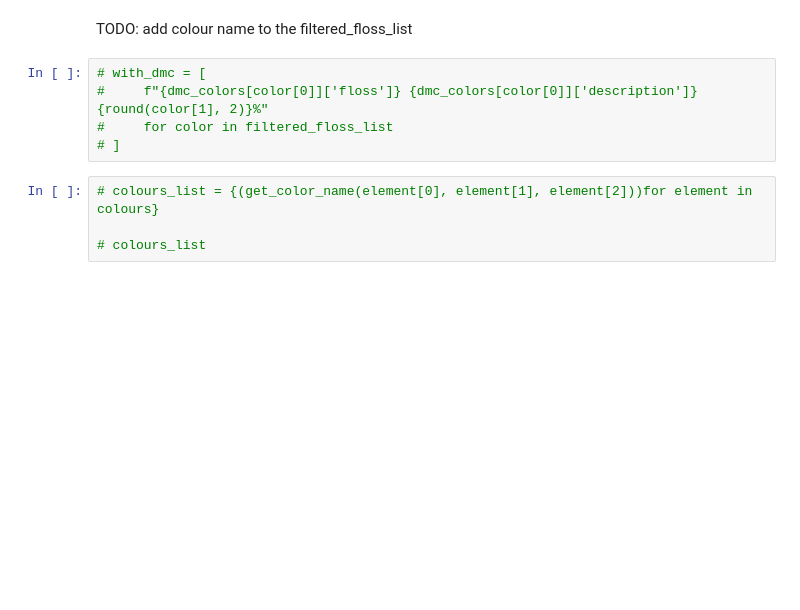
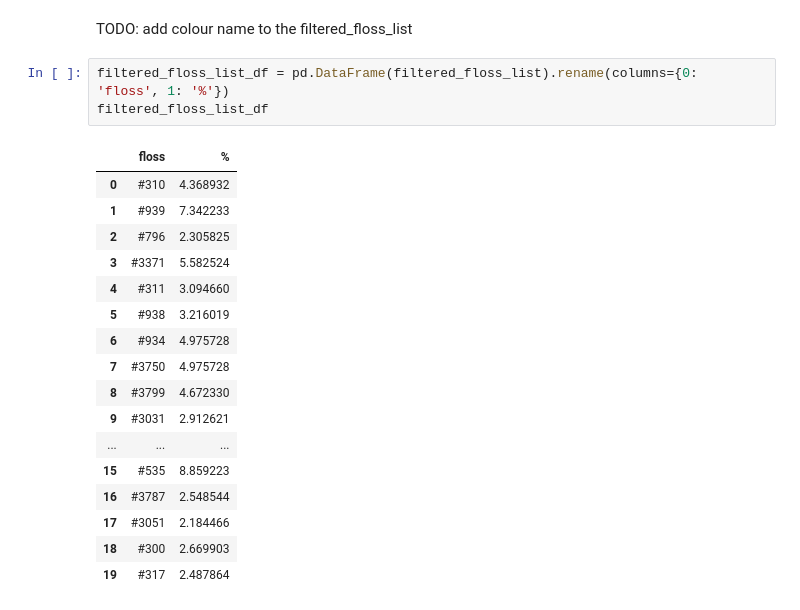
Before and after one commit to kkumyk/colour-to-dmc, a Jupyter notebook: Colour-Detection.ipynb, the cells around one changed output. Saved outputs shown, nothing was run; the diff lists cells and outputs as text; blank space fills up the shorter version.

```diff
--- a/Colour-Detection.ipynb
+++ b/Colour-Detection.ipynb
@@ -231,11 +257,23 @@ unique_colours_list
 # %% [markdown]
 TODO: add colour name to the filtered_floss_list
-# %%
-# with_dmc = [
-#     f"{dmc_colors[color[0]]['floss']} {dmc_colors[color[0]]['description']} {round(color[1], 2)}%"
-#     for color in filtered_floss_list
-# ]
-# %%
-# colours_list = {(get_color_name(element[0], element[1], element[2]))for element in colours}
-
-# colours_list
+# %%
+filtered_floss_list_df = pd.DataFrame(filtered_floss_list).rename(columns={0: 'floss', 1: '%'})
+filtered_floss_list_df
+# %% [output]
+|  | floss | % |
+| 0 | #310 | 4.368932 |
+| 1 | #939 | 7.342233 |
+| 2 | #796 | 2.305825 |
+| 3 | #3371 | 5.582524 |
+| 4 | #311 | 3.094660 |
+| 5 | #938 | 3.216019 |
+| 6 | #934 | 4.975728 |
+| 7 | #3750 | 4.975728 |
+| 8 | #3799 | 4.672330 |
+| 9 | #3031 | 2.912621 |
+| ... | ... | ... |
+| 15 | #535 | 8.859223 |
+| 16 | #3787 | 2.548544 |
+| 17 | #3051 | 2.184466 |
+| 18 | #300 | 2.669903 |
+| 19 | #317 | 2.487864 |
```
Also changed, not shown: parts of 13 cells of this notebook.
